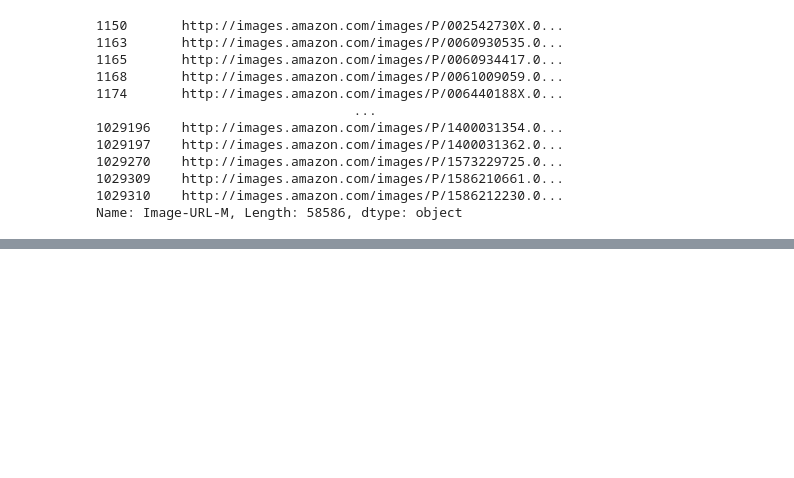
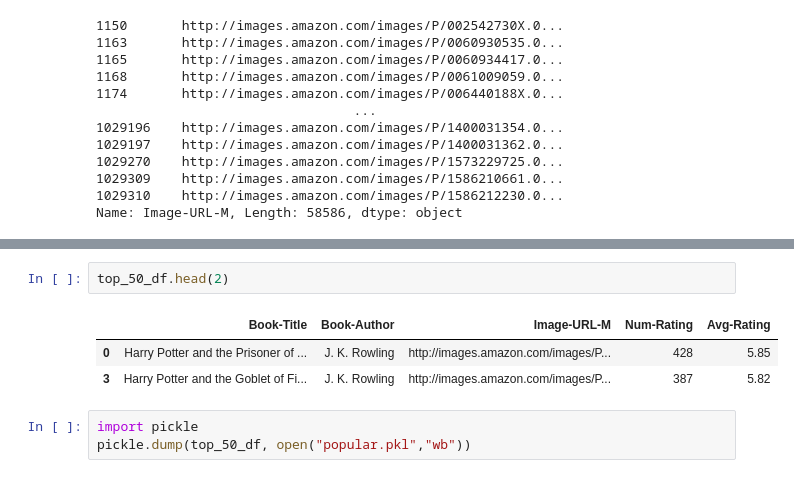
Before and after one commit to rawatshubham09/BookRecommendationSystem, a Jupyter notebook: Untitled.ipynb, the cells around one changed output, grey strips where cells are left out. Cells and saved outputs as stored; diff of their text form; blank space fills up the shorter version.

```diff
--- a/Untitled.ipynb
+++ b/Untitled.ipynb
@@ -236,0 +252,9 @@ Name: Image-URL-M, Length: 58586, dtype: object
+# %%
+top_50_df.head(2)
+# %% [output]
+|  | Book-Title | Book-Author | Image-URL-M | Num-Rating | Avg-Rating |
+| 0 | Harry Potter and the Prisoner of ... | J. K. Rowling | http://images.amazon.com/images/P... | 428 | 5.85 |
+| 3 | Harry Potter and the Goblet of Fi... | J. K. Rowling | http://images.amazon.com/images/P... | 387 | 5.82 |
+# %%
+import pickle
+pickle.dump(top_50_df, open("popular.pkl","wb"))
```
Also changed, not shown: parts of 7 cells of this notebook, 2 other files.
